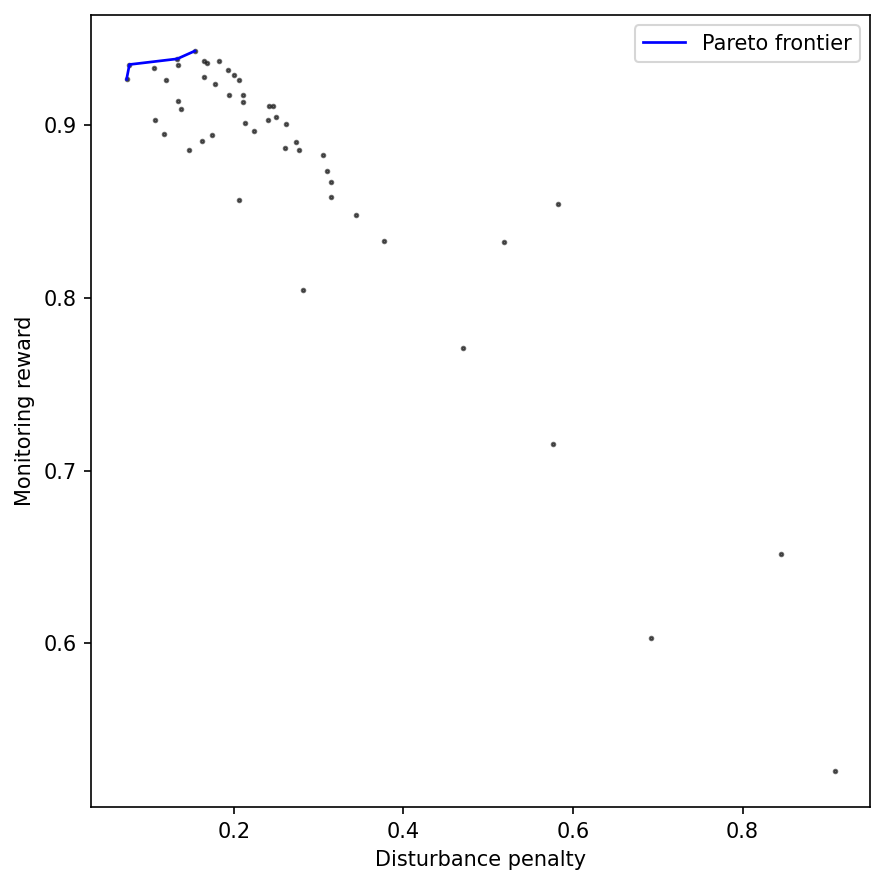
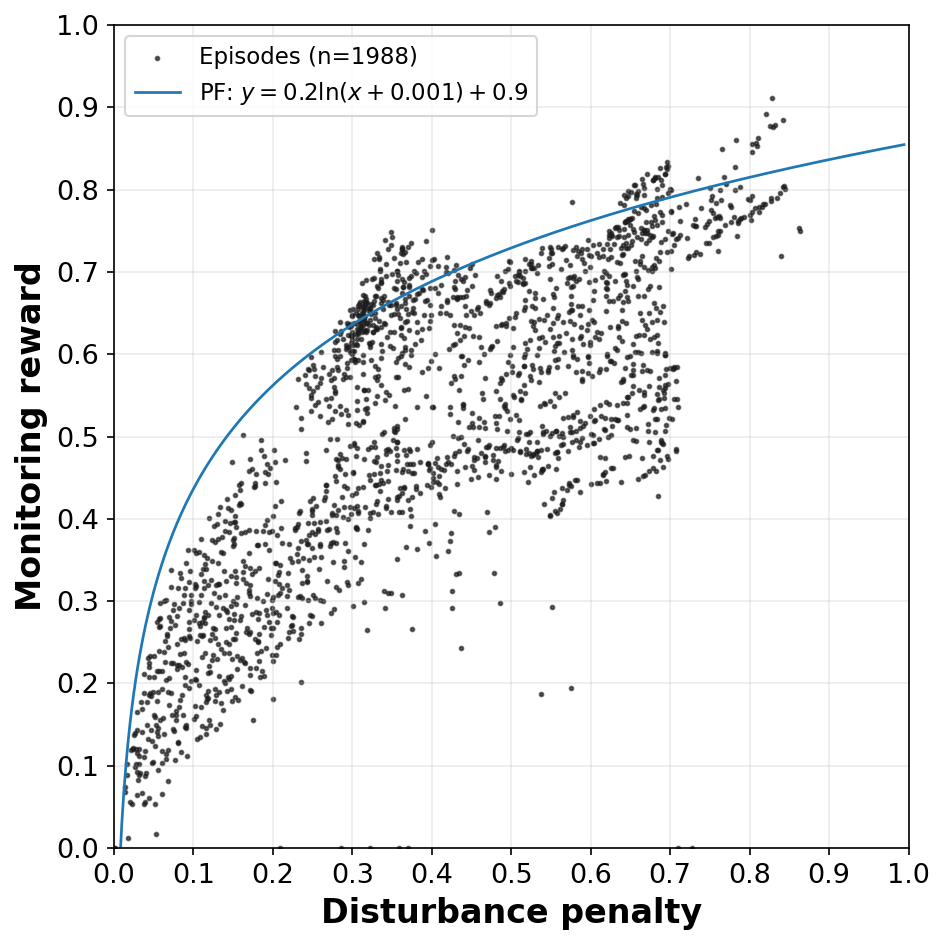
The change to this notebook cell's code, shown as a diff; its figure went from the first image to the second:
--- before
+++ after
@@ -1,17 +1,19 @@
-import pandas as pd
-import numpy as np
-import matplotlib.pyplot as plt
 from pathlib import Path
 
+import numpy as np
+import pandas as pd
+import matplotlib.pyplot as plt
+
 xcol = "p_disturbance"
-ycol = "r_dist"
+ycol = "r_monitoring"
 
-base_file = Path("pareto.csv")
-sparse_file = Path("pareto_sparse.csv")
+base_file = Path("table/all_model_episode_rewards.csv")
+sparse_file = Path("table/all_model_episode_rewards_sparse.csv")
 
-# load new results
+# -------------------------
+# load / accumulate results
+# -------------------------
 df_new = pd.read_csv(base_file)
 
-# load existing accumulated results if present
 if sparse_file.exists():
     df_existing = pd.read_csv(sparse_file)
@@ -20,14 +22,20 @@
     df_all = df_new.copy()
 
-# remove duplicates
-df_all = df_all.drop_duplicates(subset=[xcol, ycol])
+# remove duplicates only on plotted coordinates
+df_all = df_all.drop_duplicates(subset=[xcol, ycol]).copy()
 
 # save updated accumulated dataset
 df_all.to_csv(sparse_file, index=False)
 
-# ----- compute Pareto frontier -----
-pts = df_all[[xcol, ycol]].dropna().to_numpy()
+# keep only valid plotting columns
+df_all = df_all[[xcol, ycol]].dropna().copy()
 
-# sort by disturbance ascending, monitoring descending
+# -------------------------
+# Pareto frontier
+# minimize x, maximize y
+# -------------------------
+pts = df_all[[xcol, ycol]].to_numpy()
+
+# sort by x ascending, then y descending
 pts = pts[np.lexsort((-pts[:, 1], pts[:, 0]))]
 
@@ -42,28 +50,68 @@
 pareto = np.array(pareto)
 
-# ----- plot -----
-fig, ax = plt.subplots(figsize=(6, 6), dpi=150)
+# -------------------------
+# logarithmic fit
+# y = a * ln(x + c) + b
+# choose c so x + c > 0
+# -------------------------
+x_p = pareto[:, 0]
+y_p = pareto[:, 1]
 
+eps = 1e-3
+c = max(eps, -x_p.min() + eps)
+
+X = np.log(x_p + c)
+a, b = np.polyfit(X, y_p, 1)
+
+x_fit = np.linspace(x_p.min(), x_p.max() * 1.2, 400)
+y_fit = a * np.log(x_fit + c) + b
+
+eq_label = rf"$y = {a:.1f}\ln(x + {c:.3f}) + {b:.1f}$"
+
+# -------------------------
+# plot
+# -------------------------
+fig, ax = plt.subplots(figsize=(6.4, 6.4), dpi=150)
+
+# all points
 ax.scatter(
     df_all[xcol],
     df_all[ycol],
-    s=11,
+    s=12,
     alpha=0.65,
     color="#1C1C1C",
-    marker="."
+    marker=".",
+    label=f"Episodes (n={len(df_all)})"
 )
 
+# fitted Pareto curve
 ax.plot(
-    pareto[:, 0],
-    pareto[:, 1],
-    color="blue",
+    x_fit,
+    y_fit,
+    color="tab:blue",
+    linestyle="-",
     linewidth=1.3,
-    label="Pareto frontier"
+    label=f"PF: {eq_label}"
 )
 
-ax.set_xlabel("Disturbance penalty")
-ax.set_ylabel("Monitoring reward")
+# axes labels
+ax.set_xlabel("Disturbance penalty", fontsize=16, fontweight="bold")
+ax.set_ylabel("Monitoring reward", fontsize=16, fontweight="bold")
 
-ax.legend()
+# axis limits and ticks
+ticks = np.linspace(0, 1, 11)
+ax.set_xticks(ticks)
+ax.set_yticks(ticks)
+ax.set_xlim(0, 1)
+ax.set_ylim(0, 1)
+ax.tick_params(axis="both", labelsize=13)
+
+# grid
+ax.grid(True, alpha=0.25)
+
+# legend
+ax.legend(fontsize=11, frameon=True)
+
 plt.tight_layout()
+plt.savefig("figures/pareto.png", dpi=300, bbox_inches="tight")
 plt.show()

Commit: pareto